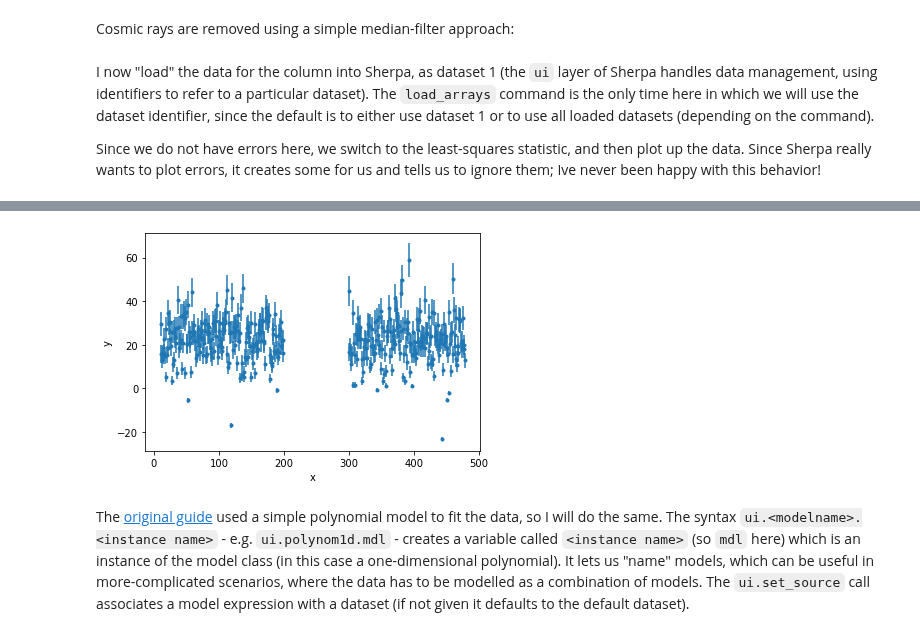
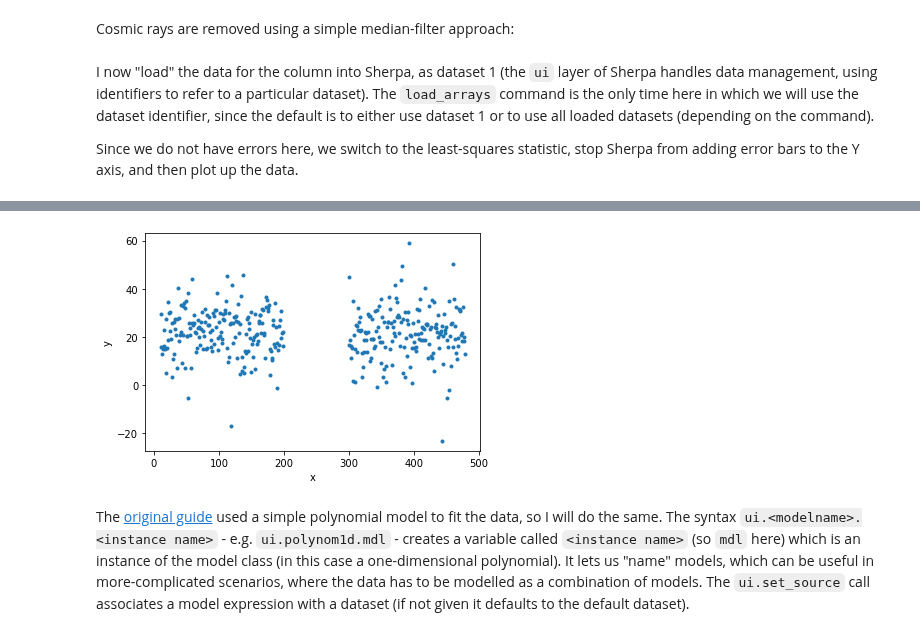
Before and after one commit to DougBurke/sherpa-standalone-notebooks, a Jupyter notebook: 2 simple sherpa fit.ipynb, the cells around one changed output, grey strips where cells are left out. Cells and saved outputs as stored; diff of their text form; code cells hidden in the pictures.

```diff
--- a/2 simple sherpa fit.ipynb
+++ b/2 simple sherpa fit.ipynb
@@ -154,11 +175,11 @@ data management, using identifiers to refer to a particular dataset). The `load_
 the only time here in which we will use the dataset identifier, since the default is to
 either use dataset 1 or to use all loaded datasets (depending on the command).
 
-Since we do not have errors here, we switch to the least-squares statistic, and then plot
-up the data. Since Sherpa really wants to plot errors, it creates some for us and tells
-us to ignore them; Ive never been happy with this behavior!
+Since we do not have errors here, we switch to the least-squares statistic, stop Sherpa
+from adding error bars to the Y axis, and then plot up the data.
 # %%
 ui.load_arrays(1, x, y)
 ui.set_stat('leastsq')
+ui.get_data_plot_prefs()['yerrorbars'] = False
 ui.plot_data()
 # %% [output]
@@ -166,4 +186,4 @@ WARNING: The displayed errorbars have been supplied with the data or calculated
-[figure, old version]
+[figure, new version]
 # %% [markdown]
 The [original guide](https://python4astronomers.github.io/core/numpy_scipy.html#fit-the-background)
 used a simple polynomial model to fit the data, so I will do the same. The syntax `ui.<modelname>.<instance name>` - e.g. `ui.polynom1d.mdl` - creates a variable called `<instance name>` (so `mdl` here) which is an instance of the model class (in this case a one-dimensional polynomial). It lets us "name" models, which can be useful in more-complicated scenarios, where the data has to be modelled as a combination of models. The `ui.set_source` call associates a model expression with a dataset (if not given it defaults to the default dataset).
```
Also changed, not shown: parts of 24 cells of this notebook, 7 other files.
